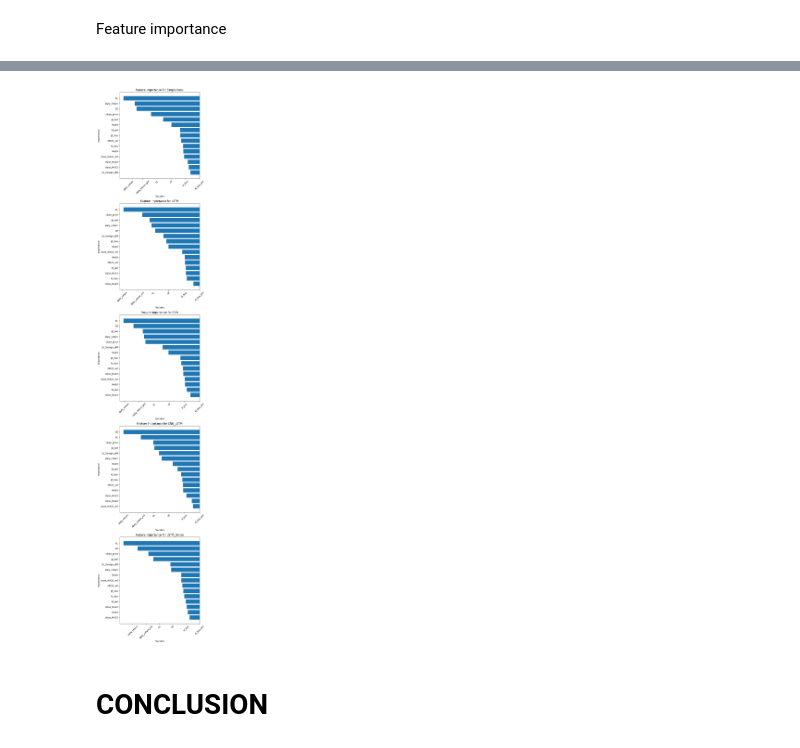
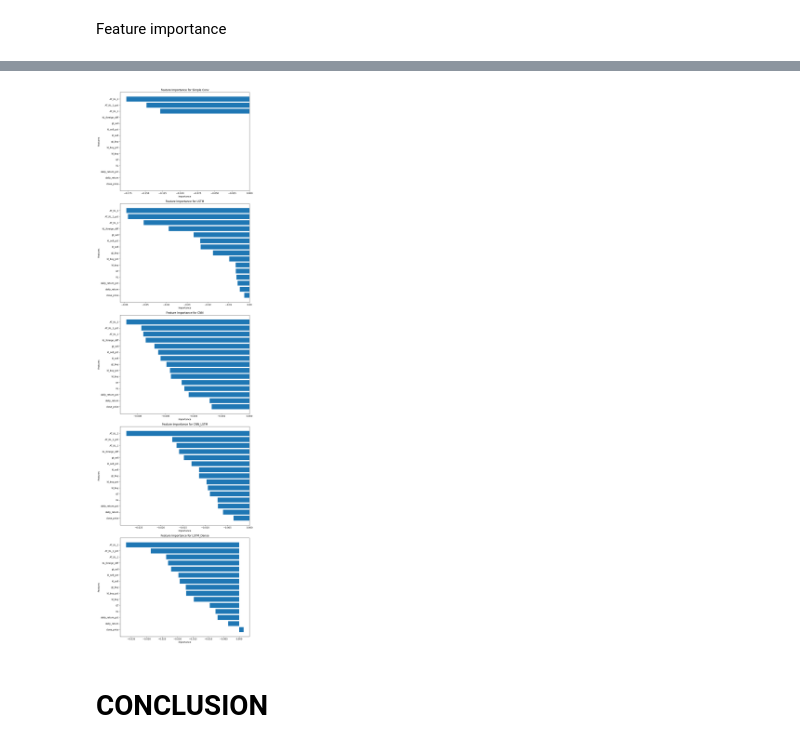
Before and after one commit to mrzaizai2k/VN_stock_predict, a Jupyter notebook: MWG_dtnn_add_feat.ipynb, the cells around one changed output, grey strips where cells are left out. Drawn from its saved outputs; the diff is of its cells as text; code cells hidden in the pictures.

```diff
--- a/MWG_dtnn_add_feat.ipynb
+++ b/MWG_dtnn_add_feat.ipynb
@@ -997,7 +997,7 @@ def permutation_feature_importance(model, X, y_true):
 # %%
 def feature_impt (model,input = all_inputs, label = all_labels):
     # Calculate the feature importance
-    feature_importances = permutation_feature_importance(CNN_LSTM_model, all_inputs, all_labels)
+    feature_importances = permutation_feature_importance(model, all_inputs, all_labels)
 
     # Pair the feature importances with their names
     feature_importance_tuples = list(zip(train_df.columns, feature_importances))
@@ -1011,20 +1011,20 @@ def feature_impt (model,input = all_inputs, label = all_labels):
     return sorted_feature_importances
 # %%
 num_models = len(models)
-fig, axs = plt.subplots(num_models, figsize=(7, 7 * num_models))
+fig, axs = plt.subplots(num_models, figsize=(10, 7 * num_models))
 
-i =0
+i = 0
 for (model_name, model) in zip(list(multi_performance.keys()), models):
     # Calculate the feature importance for the current model
-    sorted_feature_importances = feature_impt(model,all_inputs, all_labels)
+    sorted_feature_importances = feature_impt(model, all_inputs, all_labels)
 
     # Plot the sorted feature importances
     axs[i].barh([x[0] for x in sorted_feature_importances], [x[1] for x in sorted_feature_importances])
-    axs[i].set_xlabel('Features')
-    axs[i].set_ylabel('Importance')
+    axs[i].set_xlabel('Importance')
+    axs[i].set_ylabel('Features')
     axs[i].set_title(f'Feature Importance for {model_name}')
-    axs[i].set_xticklabels(df.columns, rotation=45)
-    i+=1
+    axs[i].set_yticklabels(df.columns)
+    i += 1
 plt.tight_layout()
 plt.show()
 # %% [output]
@@ -1063,4 +1063,4 @@ plt.show()
-[figure, old version]
+[figure, new version]
 # %% [markdown]
 # CONCLUSION
 # %% [markdown]
```
Also changed, not shown: parts of 8 cells of this notebook, 3 other files.
